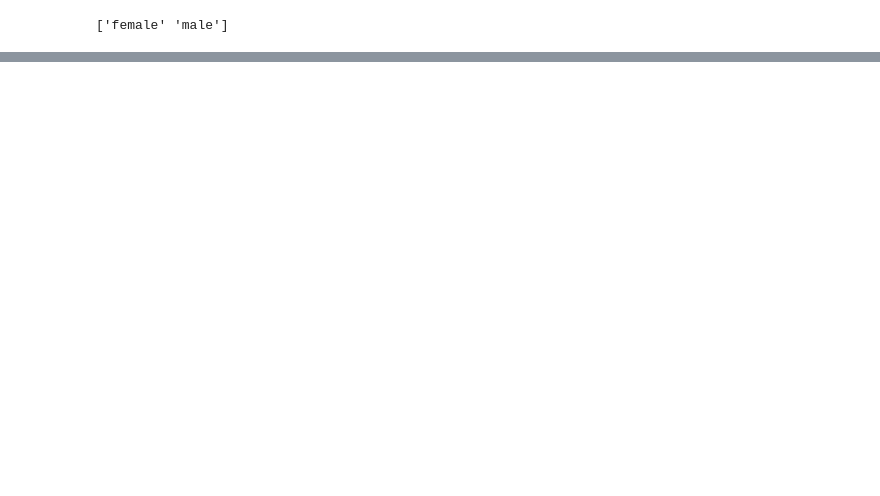
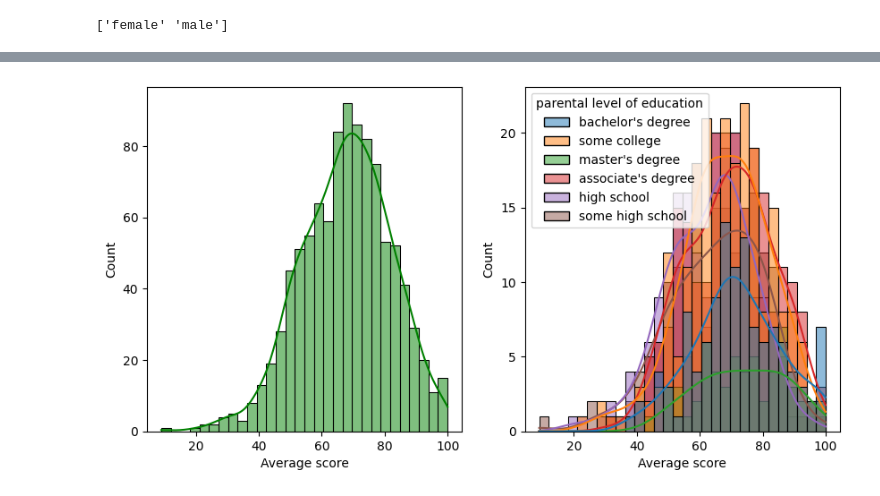
Before and after one commit to iammuhammadhassan/All-About-Pyhton, a Jupyter notebook: labTAsk.ipynb, the cells around one changed output, grey strips where cells are left out. Cells and saved outputs as stored; diff of their text form; code cells hidden in the pictures; blank space fills up the shorter version.

```diff
--- a/labTAsk.ipynb
+++ b/labTAsk.ipynb
@@ -79,0 +149,3 @@ data.plot(kind="bar")
+# %%
+data['Total score'] = data['math score'] + data['reading score'] + data['writing score']
+data[['math score', 'reading score', 'writing score', 'Total score']].head()
@@ -79,0 +159,3 @@ data.plot(kind="bar")
+# %%
+data["Average score"] = data["Total score"] / 3
+data[["math score", "reading score", "writing score", "Total score", "Average score"]].head()
@@ -79,0 +243,13 @@ data.plot(kind="bar")
+# %%
+fig, axs = plt.subplots(1, 2, figsize=(10, 5))
+
+
+plt.subplot(121)
+sns.histplot(data=data, x='Average score', bins=30, kde=True, color='g')
+
+plt.subplot(122)
+sns.histplot(data=data, x='Average score', bins=30, kde=True, hue='parental level of education')
+
+plt.show()
+# %% [output]
+[figure, added]
```
Also changed, not shown: parts of 29 cells of this notebook, 4 other files.
